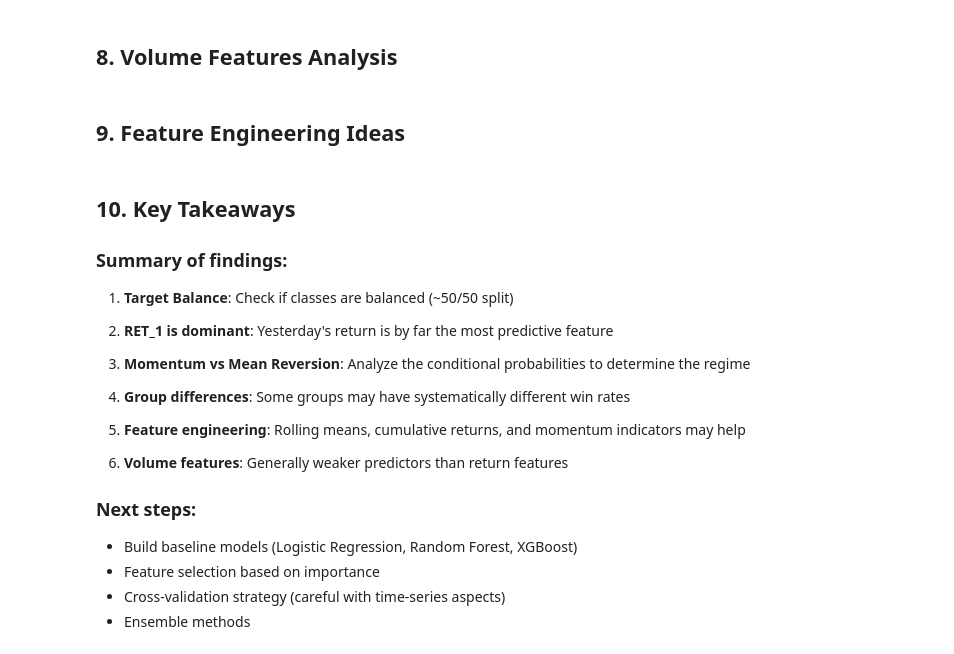
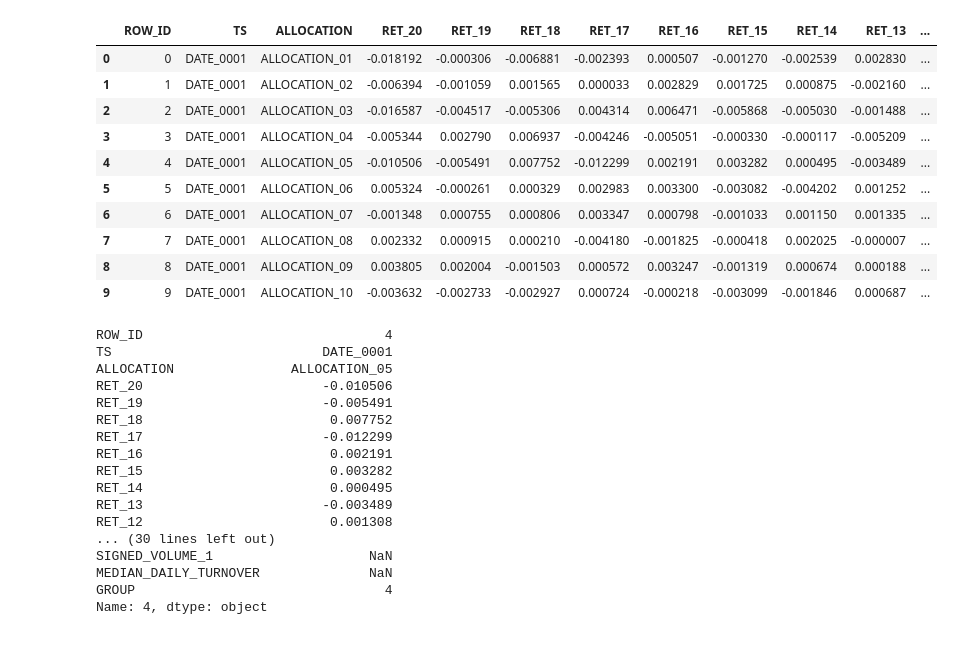
Before and after one commit to MaximilienLuc/QRT-ChallengeENS, a Jupyter notebook: Exploration_max.ipynb, the cells around one changed output. Drawn from its saved outputs; the diff is of its cells as text; code cells hidden in the pictures.

```diff
--- a/Exploration_max.ipynb
+++ b/Exploration_max.ipynb
@@ -317,2 +19,0 @@ print(f"If RET_1 < 0: {cross_tab.loc['RET_1 < 0', 'TARGET > 0']:.1f}% chance TAR
-# %% [markdown]
-## 8. Volume Features Analysis
@@ -345,2 +19,0 @@ plt.show()
-# %% [markdown]
-## 9. Feature Engineering Ideas
@@ -387,22 +20,41 @@ print(correlations.sort_values(ascending=False).round(4))
-# %% [markdown]
-## 10. Key Takeaways
-
-### Summary of findings:
-
-1. **Target Balance**: Check if classes are balanced (~50/50 split)
-
-2. **RET_1 is dominant**: Yesterday's return is by far the most predictive feature
-
-3. **Momentum vs Mean Reversion**: Analyze the conditional probabilities to determine the regime
-
-4. **Group differences**: Some groups may have systematically different win rates
-
-5. **Feature engineering**: Rolling means, cumulative returns, and momentum indicators may help
-
-6. **Volume features**: Generally weaker predictors than return features
-
-### Next steps:
-- Build baseline models (Logistic Regression, Random Forest, XGBoost)
-- Feature selection based on importance
-- Cross-validation strategy (careful with time-series aspects)
-- Ensemble methods
+# %%
+# 1. On enlève la limite du nombre de colonnes
+pd.set_option('display.max_columns', None)
+
+# 2. On enlève la limite de largeur des colonnes (pour éviter que le texte soit coupé)
+pd.set_option('display.max_colwidth', None)
+
+# 3. On affiche les 10 premières lignes (mettre None ici afficherait TOUT, attention au crash si 100 000 lignes !)
+X_train.head(10)
+# %% [output]
+|  | ROW_ID | TS | ALLOCATION | RET_20 | RET_19 | RET_18 | RET_17 | RET_16 | RET_15 | RET_14 | RET_13 | ... |
+| 0 | 0 | DATE_0001 | ALLOCATION_01 | -0.018192 | -0.000306 | -0.006881 | -0.002393 | 0.000507 | -0.001270 | -0.002539 | 0.002830 | ... |
+| 1 | 1 | DATE_0001 | ALLOCATION_02 | -0.006394 | -0.001059 | 0.001565 | 0.000033 | 0.002829 | 0.001725 | 0.000875 | -0.002160 | ... |
+| 2 | 2 | DATE_0001 | ALLOCATION_03 | -0.016587 | -0.004517 | -0.005306 | 0.004314 | 0.006471 | -0.005868 | -0.005030 | -0.001488 | ... |
+| 3 | 3 | DATE_0001 | ALLOCATION_04 | -0.005344 | 0.002790 | 0.006937 | -0.004246 | -0.005051 | -0.000330 | -0.000117 | -0.005209 | ... |
+| 4 | 4 | DATE_0001 | ALLOCATION_05 | -0.010506 | -0.005491 | 0.007752 | -0.012299 | 0.002191 | 0.003282 | 0.000495 | -0.003489 | ... |
+| 5 | 5 | DATE_0001 | ALLOCATION_06 | 0.005324 | -0.000261 | 0.000329 | 0.002983 | 0.003300 | -0.003082 | -0.004202 | 0.001252 | ... |
+| 6 | 6 | DATE_0001 | ALLOCATION_07 | -0.001348 | 0.000755 | 0.000806 | 0.003347 | 0.000798 | -0.001033 | 0.001150 | 0.001335 | ... |
+| 7 | 7 | DATE_0001 | ALLOCATION_08 | 0.002332 | 0.000915 | 0.000210 | -0.004180 | -0.001825 | -0.000418 | 0.002025 | -0.000007 | ... |
+| 8 | 8 | DATE_0001 | ALLOCATION_09 | 0.003805 | 0.002004 | -0.001503 | 0.000572 | 0.003247 | -0.001319 | 0.000674 | 0.000188 | ... |
+| 9 | 9 | DATE_0001 | ALLOCATION_10 | -0.003632 | -0.002733 | -0.002927 | 0.000724 | -0.000218 | -0.003099 | -0.001846 | 0.000687 | ... |
+# %%
+X_train.iloc[4]
+# %% [output]
+ROW_ID                               4
+TS                           DATE_0001
+ALLOCATION               ALLOCATION_05
+RET_20                       -0.010506
+RET_19                       -0.005491
+RET_18                        0.007752
+RET_17                       -0.012299
+RET_16                        0.002191
+RET_15                        0.003282
+RET_14                        0.000495
+RET_13                       -0.003489
+RET_12                        0.001308
+... (30 lines left out)
+SIGNED_VOLUME_1                    NaN
+MEDIAN_DAILY_TURNOVER              NaN
+GROUP                                4
+Name: 4, dtype: object
```
Also changed, not shown: parts of 29 cells of this notebook, 8 other files.
